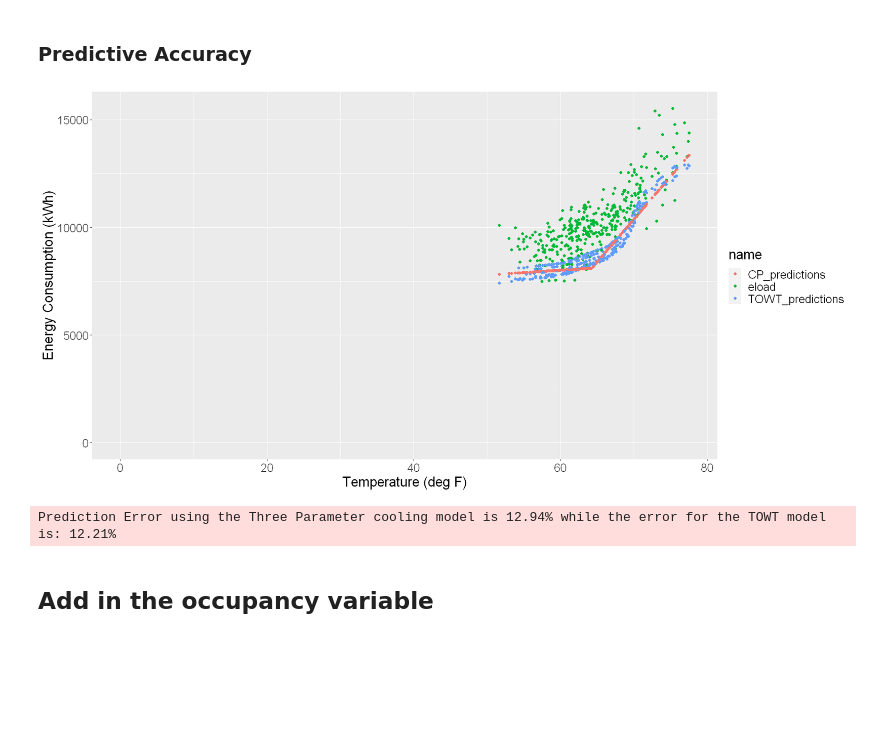
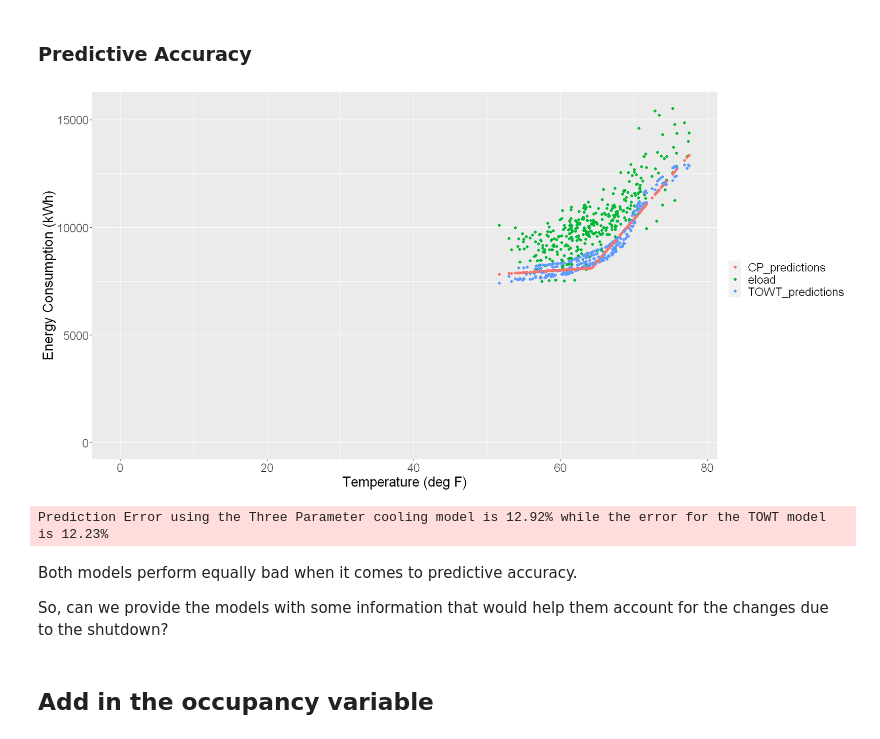
Before and after one commit to MeeraSharma/my-first-binder, a Jupyter notebook: Out-of-Sample Testing Code.ipynb, the cells around one changed output. Saved outputs shown, nothing was run; the diff lists cells and outputs as text; code cells hidden in the pictures; blank space fills up the shorter version.

```diff
--- a/Out-of-Sample Testing Code.ipynb
+++ b/Out-of-Sample Testing Code.ipynb
@@ -180,32 +210,38 @@ all_predictions_df <- CP_prediction %>%
 
 prediction_scatter_df <- tidyr::pivot_longer(all_predictions_df,
                                            cols = c("eload", "CP_predictions", "TOWT_predictions"))
-# %%
-options(repr.plot.width=16, repr.plot.height=8)
-
-prediction_scatter_df %>%
-    ggplot2::ggplot(aes(x = temp, y = value, color = name)) +
-    geom_point() +
-    scale_x_continuous(limits = c(0, NA)) +
-    scale_y_continuous(limits = c(0, NA)) +
-    theme(text = element_text(size = 20)) +
-    labs(x = "Temperature (deg F)", y = "Energy Consumption (kWh)")
-# %% [output]
-[figure, removed]
+# %%
+options(repr.plot.width=16, repr.plot.height=8)
+generate_scatter_plot(prediction_scatter_df)
+# %% [output]
+[figure, added]
 # %%
-CP_prediction_error <- sum(all_predictions_df$eload - all_predictions_df$CP_predictions, na.rm = T)/
-                            sum(all_predictions_df$eload, na.rm = T)
-TOWT_prediction_error <- sum(all_predictions_df$eload - all_predictions_df$TOWT_predictions, na.rm = T)/
-                            sum(all_predictions_df$eload, na.rm = T)
+calculate_prediction_errors <- function(data) {
 
-CP_prediction_error <- paste0(round(100*CP_prediction_error, 2), "%")
+    CP_prediction_error <- sum(data$eload - data$CP_predictions, na.rm = T)/
+                            sum(data$eload, na.rm = T)
+    TOWT_prediction_error <- sum(data$eload - data$TOWT_predictions, na.rm = T)/
+                            sum(data$eload, na.rm = T)
 
-TOWT_prediction_error <- paste0(round(100*TOWT_prediction_error, 2), "%")
+    CP_prediction_error <- paste0(round(100*CP_prediction_error, 2), "%")
 
-message("Prediction Error using the Three Parameter cooling model is ", `CP_prediction_error`,
-        " while the error for the TOWT model is ", `TOWT_prediction_error`)
+    TOWT_prediction_error <- paste0(round(100*TOWT_prediction_error, 2), "%")
+
+    return(list(CP_prediction_error, TOWT_prediction_error))
+
+}
-# %% [output]
-Prediction Error using the Three Parameter cooling model is 12.94% while the error for the TOWT model is: 12.21%
+# %%
+prediction_errors <- calculate_prediction_errors(all_predictions_df)
+
+message("Prediction Error using the Three Parameter cooling model is ", prediction_errors[1],
+        " while the error for the TOWT model is ", prediction_errors[2])
+# %% [output]
+Prediction Error using the Three Parameter cooling model is 12.92% while the error for the TOWT model is 12.23%
+# %% [markdown]
+Both models perform equally bad when it comes to predictive accuracy.
+
+
+So, can we provide the models with some information that would help them account for the changes due to the shutdown?
 # %% [markdown]
 ## Add in the occupancy variable
 # %%
```
Also changed, not shown: parts of 31 cells of this notebook.
